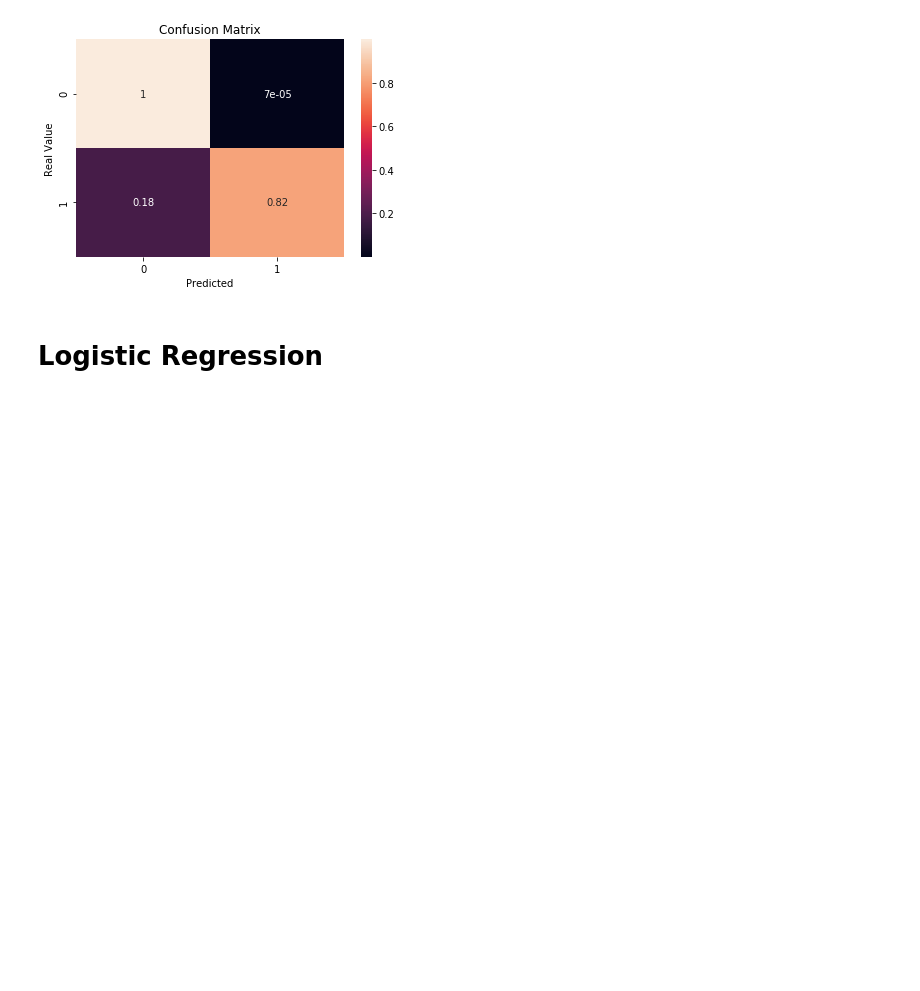
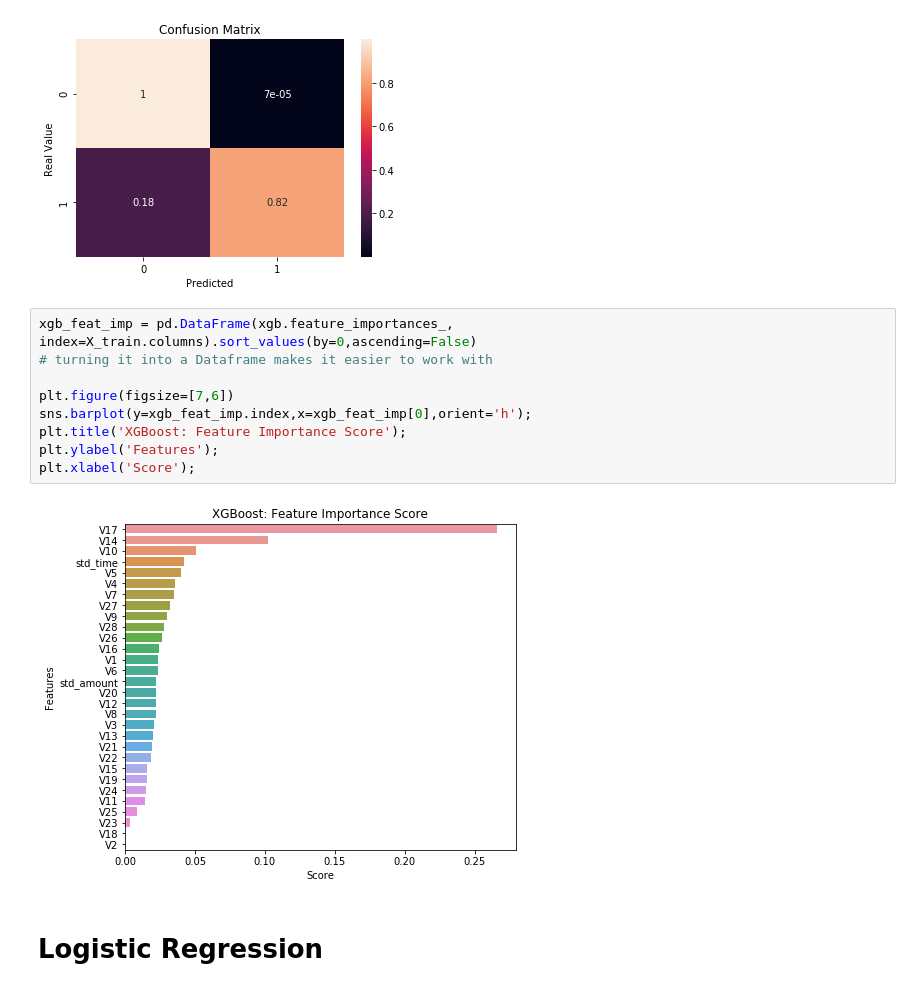
Before and after one commit to ipatel467/Credit-Card-Fraud-Detection, a Jupyter notebook: ML.ipynb, the cells around one changed output. Saved outputs shown, nothing was run; the diff lists cells and outputs as text; blank space fills up the shorter version.

```diff
--- a/ML.ipynb
+++ b/ML.ipynb
@@ -244,6 +264,17 @@ ax.set_xlabel("Predicted")
 plt.show()
 # %% [output]
 [figure]
+# %%
+xgb_feat_imp = pd.DataFrame(xgb.feature_importances_, index=X_train.columns).sort_values(by=0,ascending=False)
+# turning it into a Dataframe makes it easier to work with
+
+plt.figure(figsize=[7,6])
+sns.barplot(y=xgb_feat_imp.index,x=xgb_feat_imp[0],orient='h');
+plt.title('XGBoost: Feature Importance Score');
+plt.ylabel('Features');
+plt.xlabel('Score');
+# %% [output]
+[figure, added]
 # %% [markdown]
 # Logistic Regression
 # %%
```
Also changed, not shown: parts of 2 cells of this notebook.
